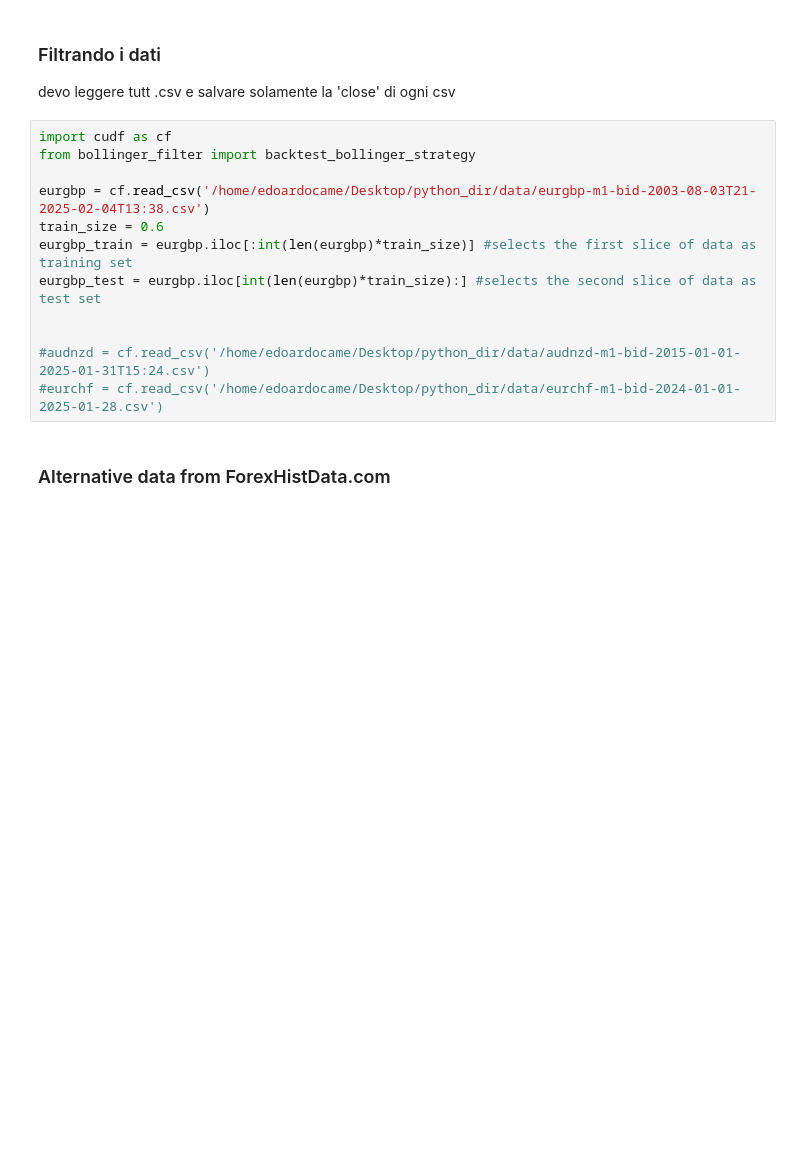
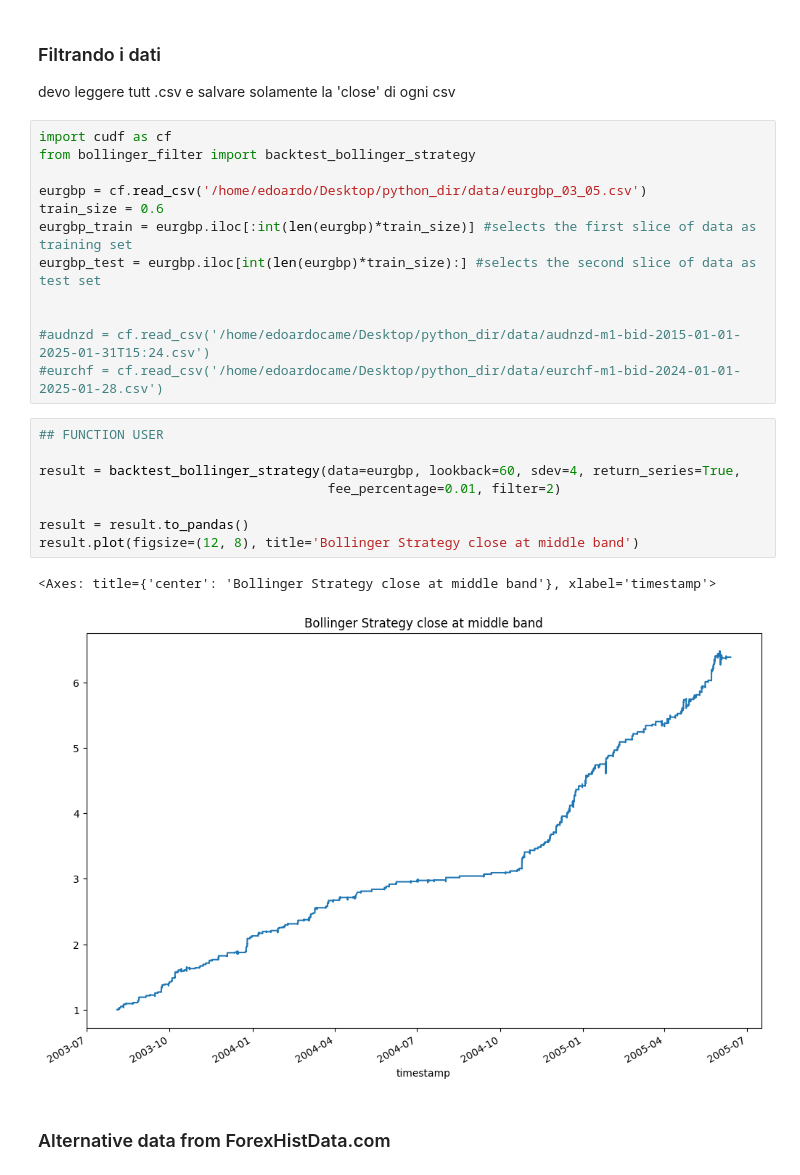
Before and after one commit to edoardoCame/PythonMiniTutorials, a Jupyter notebook: trading strategies/MyOwnBacktester/transition to cuDF/Bollinger Bands Strategy/parameters optimization.ipynb, the cells around one changed output. Saved outputs shown, nothing was run; the diff lists cells and outputs as text; blank space fills up the shorter version.

Commit message:
fix: update file paths in Bollinger Bands strategy and adjust data ranges in notebook

```diff
--- a/trading strategies/MyOwnBacktester/transition to cuDF/Bollinger Bands Strategy/parameters optimization.ipynb
+++ b/trading strategies/MyOwnBacktester/transition to cuDF/Bollinger Bands Strategy/parameters optimization.ipynb
@@ -6,7 +6,7 @@ devo leggere tutt .csv e salvare solamente la 'close' di ogni csv
 import cudf as cf
 from bollinger_filter import backtest_bollinger_strategy
 
-eurgbp = cf.read_csv('/home/edoardocame/Desktop/python_dir/data/eurgbp-m1-bid-2003-08-03T21-2025-02-04T13:38.csv')
+eurgbp = cf.read_csv('/home/edoardo/Desktop/python_dir/data/eurgbp_03_05.csv')
 train_size = 0.6
 eurgbp_train = eurgbp.iloc[:int(len(eurgbp)*train_size)] #selects the first slice of data as training set
 eurgbp_test = eurgbp.iloc[int(len(eurgbp)*train_size):] #selects the second slice of data as test set
@@ -14,6 +14,17 @@ eurgbp_test = eurgbp.iloc[int(len(eurgbp)*train_size):] #selects the second slic
 
 #audnzd = cf.read_csv('/home/edoardocame/Desktop/python_dir/data/audnzd-m1-bid-2015-01-01-2025-01-31T15:24.csv')
 #eurchf = cf.read_csv('/home/edoardocame/Desktop/python_dir/data/eurchf-m1-bid-2024-01-01-2025-01-28.csv')
+# %%
+## FUNCTION USER
+
+result = backtest_bollinger_strategy(data=eurgbp, lookback=60, sdev=4, return_series=True,
+                                     fee_percentage=0.01, filter=2)
+
+result = result.to_pandas()
+result.plot(figsize=(12, 8), title='Bollinger Strategy close at middle band')
+# %% [output]
+<Axes: title={'center': 'Bollinger Strategy close at middle band'}, xlabel='timestamp'>
+[figure, added]
 # %% [markdown]
 ### Alternative data from ForexHistData.com
 # %%
```
Also changed, not shown: parts of 5 cells of this notebook, 4 other files.
